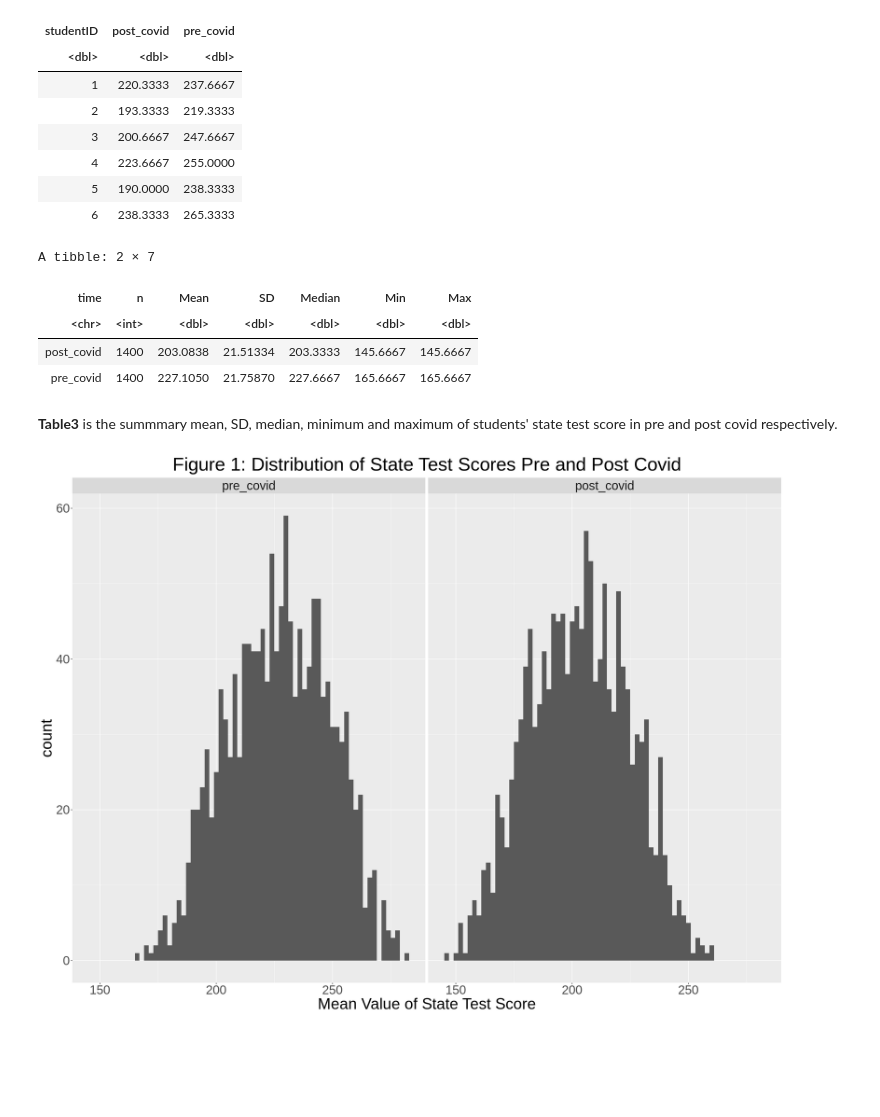
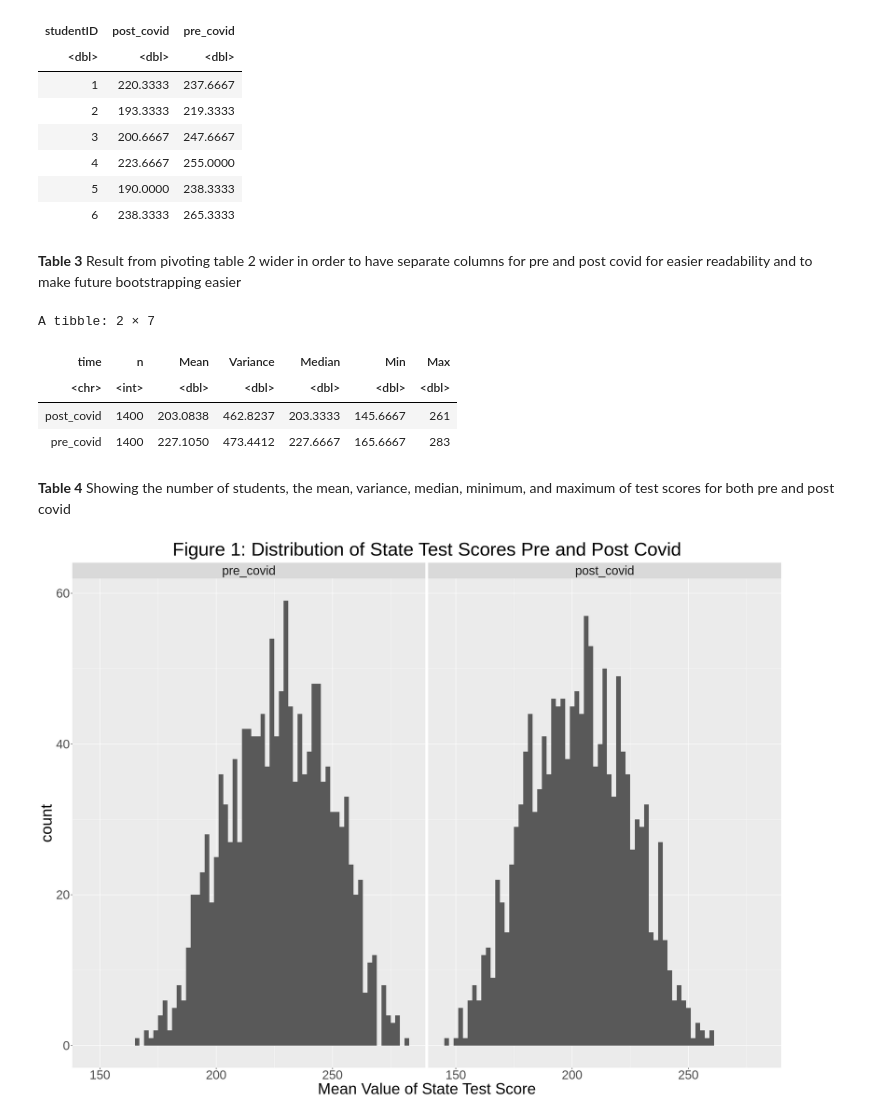
Before and after one commit to dylanc9918/STAT_201_Project, a Jupyter notebook: Proposal.ipynb, the cells around one changed output. Drawn from its saved outputs; the diff is of its cells as text; code cells hidden in the pictures; blank space fills up the shorter version.

Commit message:
Updated methods and results

```diff
--- a/Proposal.ipynb
+++ b/Proposal.ipynb
@@ -109,21 +111,24 @@ A grouped_df: 6 × 3
 | 4 | 223.6667 | 255.0000 |
 | 5 | 190.0000 | 238.3333 |
 | 6 | 238.3333 | 265.3333 |
+# %% [markdown]
+<b>Table 3</b> Result from pivoting table 2 wider in order to have separate columns for pre and post covid for easier readability and to make future bootstrapping easier
 # %%
 covid_wider_summary<- covid_n %>%
 ungroup()%>%
 group_by(time)%>%
-summarize(n=n(), Mean = mean(meanscore),SD= sd(meanscore), Median= median(meanscore),Min=min(meanscore),Max=min(meanscore))
+summarize(n=n(), Mean = mean(meanscore),Variance= var(meanscore), Median= median(meanscore),Min=min(meanscore),Max=max(meanscore))
+
 
 covid_wider_summary
 # %% [output]
 A tibble: 2 × 7
-| time | n | Mean | SD | Median | Min | Max |
+| time | n | Mean | Variance | Median | Min | Max |
 | <chr> | <int> | <dbl> | <dbl> | <dbl> | <dbl> | <dbl> |
-| post_covid | 1400 | 203.0838 | 21.51334 | 203.3333 | 145.6667 | 145.6667 |
-| pre_covid | 1400 | 227.1050 | 21.75870 | 227.6667 | 165.6667 | 165.6667 |
+| post_covid | 1400 | 203.0838 | 462.8237 | 203.3333 | 145.6667 | 261 |
+| pre_covid | 1400 | 227.1050 | 473.4412 | 227.6667 | 165.6667 | 283 |
 # %% [markdown]
-<b>Table3</b> is the summmary mean, SD, median, minimum and maximum of students' state test score in pre and post covid respectively.
+<b>Table 4</b> Showing the number of students, the mean, variance, median, minimum, and maximum of test scores for both pre and post covid
 # %%
 options(repr.plot.width = 20,repr.plot.height = 15)
 covid_samp_dist_plot <-
```
Also changed, not shown: parts of 10 cells of this notebook.
